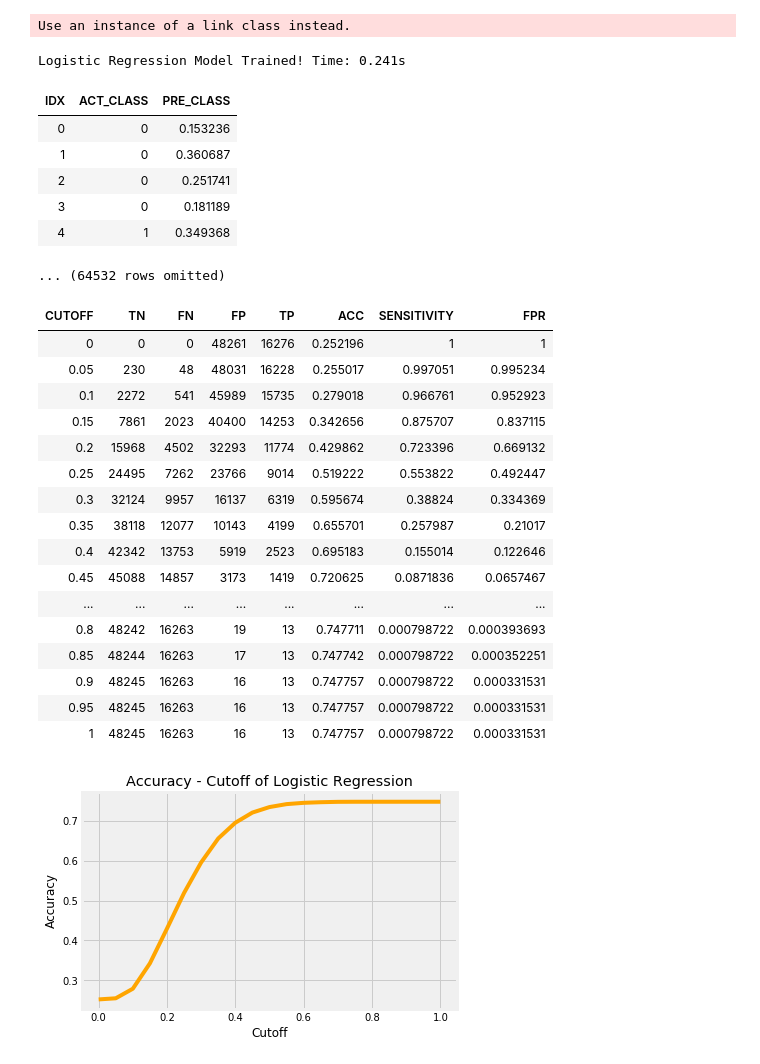
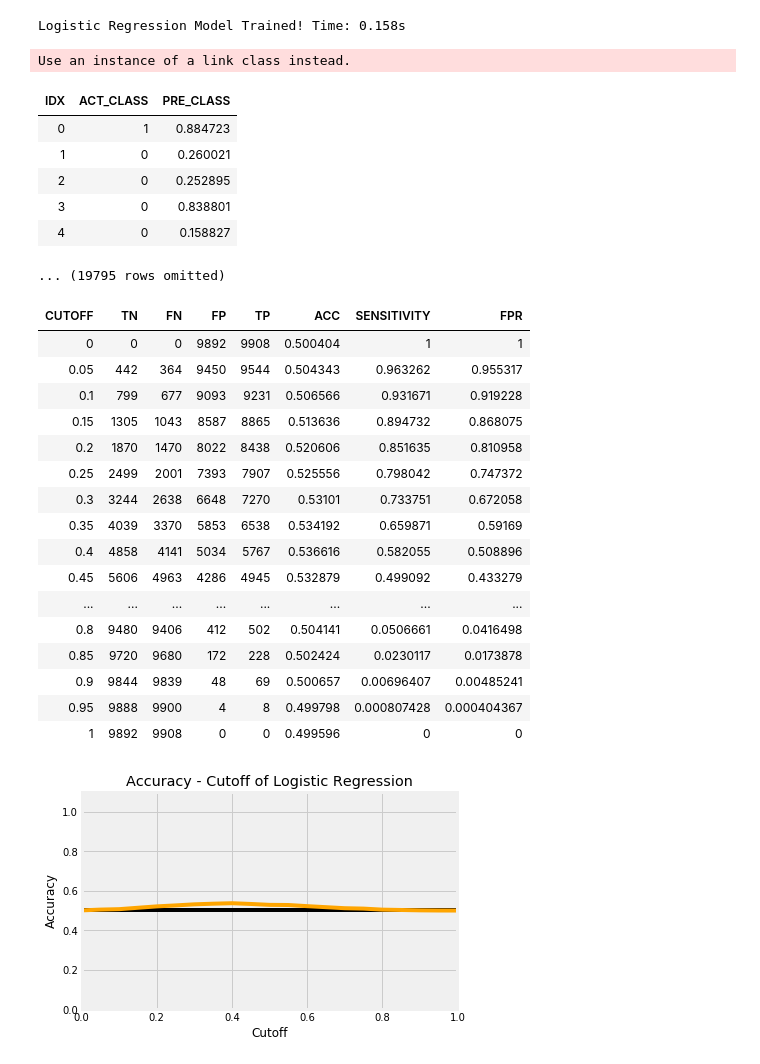
Before and after one commit to frostace/BinaryClassification, a Jupyter notebook: Logistic Regression.ipynb, the cells around one changed output. Drawn from its saved outputs; the diff is of its cells as text; code cells hidden in the pictures.

```diff
--- a/Logistic Regression.ipynb
+++ b/Logistic Regression.ipynb
@@ -31,6 +31,15 @@ from sklearn.metrics import roc_curve
 #     reader = csv.reader(f)
 #     temp_rows = list(reader)
 df = pd.read_csv('clinvar_conflicting_mapped.csv', low_memory=False)
+df_zero = df.loc[df['CLASS'] == 0]
+df_zero = df_zero.sample(n=10000)
+df_one = df.loc[df['CLASS'] == 1]
+df_one = df_one.sample(n=10000)
+
+df = pd.concat([df_zero, df_one])
+df = df.sample(n = df.shape[0])
+all_rows = df.values.tolist()
+row_num = len(all_rows)
 df.head()
 # %% [output]
 |  | CHROM | POS | REF | ALT | AF_ESP | AF_EXAC | AF_TGP | CLNDISDB | CLNDN | CLNHGVS | ... | ... |
@@ -76,14 +85,14 @@ formula = 'CLASS ~ CHROM + POS + REF + ALT + AF_ESP + AF_EXAC + AF_TGP + CLNDISD
 start = time.time()
 model = smf.glm(formula=formula, data=trainingframe,
                 family=sm.families.Binomial(
-                link=sm.genmod.families.links.probit))
+                link=sm.genmod.families.links.logit))
 result = model.fit()
 # result.summary()
 end = time.time()
 print("Logistic Regression Model Trained! Time: %.03fs" % (end - start))
 # %% [output]
-Use an instance of a link class instead.
+Logistic Regression Model Trained! Time: 0.158s
-Logistic Regression Model Trained! Time: 0.241s
+Use an instance of a link class instead.
 # %%
 # Compare Actual label and Predicted label
 # ===========================================================
@@ -94,12 +103,12 @@ final = final.with_columns('ACT_CLASS', testingset.select('CLASS').to_df()[['CLA
 final.show(5)
 # %% [output]
 | IDX | ACT_CLASS | PRE_CLASS |
-| 0 | 0 | 0.153236 |
-| 1 | 0 | 0.360687 |
-| 2 | 0 | 0.251741 |
-| 3 | 0 | 0.181189 |
-| 4 | 1 | 0.349368 |
+| 0 | 1 | 0.884723 |
+| 1 | 0 | 0.260021 |
+| 2 | 0 | 0.252895 |
+| 3 | 0 | 0.838801 |
+| 4 | 0 | 0.158827 |
-... (64532 rows omitted)
+... (19795 rows omitted)
 # %%
 # Compute TN, TP, FN, FP, etc.
 # ===========================================================
@@ -129,38 +138,41 @@ for cutoff in np.arange(0, 1 + step_size, step_size):
     ROC = ROC.with_row(output)
 ROC = ROC.with_columns('SENSITIVITY', ROC.apply(lambda TP, FN: TP / (TP + FN + 0.00000001), 'TP', 'FN'))
 ROC = ROC.with_columns('FPR', ROC.apply(lambda TN, FP: FP / (TN + FP + 0.00000001), 'TN', 'FP'))
+ROC = ROC.with_column('FMEAS', ROC.apply(lambda TP, FP, FN: 2 * (TP / (TP + FN)) * (TP / (TP + FP)) / (TP / (TP + FN) + TP / (TP + FP)), 'TP', 'FP', 'FN'))
 # %%
 ROC.show()
 # %% [output]
 | CUTOFF | TN | FN | FP | TP | ACC | SENSITIVITY | FPR |
-| 0 | 0 | 0 | 48261 | 16276 | 0.252196 | 1 | 1 |
-| 0.05 | 230 | 48 | 48031 | 16228 | 0.255017 | 0.997051 | 0.995234 |
-| 0.1 | 2272 | 541 | 45989 | 15735 | 0.279018 | 0.966761 | 0.952923 |
-| 0.15 | 7861 | 2023 | 40400 | 14253 | 0.342656 | 0.875707 | 0.837115 |
-| 0.2 | 15968 | 4502 | 32293 | 11774 | 0.429862 | 0.723396 | 0.669132 |
-| 0.25 | 24495 | 7262 | 23766 | 9014 | 0.519222 | 0.553822 | 0.492447 |
-| 0.3 | 32124 | 9957 | 16137 | 6319 | 0.595674 | 0.38824 | 0.334369 |
-| 0.35 | 38118 | 12077 | 10143 | 4199 | 0.655701 | 0.257987 | 0.21017 |
-| 0.4 | 42342 | 13753 | 5919 | 2523 | 0.695183 | 0.155014 | 0.122646 |
-| 0.45 | 45088 | 14857 | 3173 | 1419 | 0.720625 | 0.0871836 | 0.0657467 |
+| 0 | 0 | 0 | 9892 | 9908 | 0.500404 | 1 | 1 |
+| 0.05 | 442 | 364 | 9450 | 9544 | 0.504343 | 0.963262 | 0.955317 |
+| 0.1 | 799 | 677 | 9093 | 9231 | 0.506566 | 0.931671 | 0.919228 |
+| 0.15 | 1305 | 1043 | 8587 | 8865 | 0.513636 | 0.894732 | 0.868075 |
+| 0.2 | 1870 | 1470 | 8022 | 8438 | 0.520606 | 0.851635 | 0.810958 |
+| 0.25 | 2499 | 2001 | 7393 | 7907 | 0.525556 | 0.798042 | 0.747372 |
+| 0.3 | 3244 | 2638 | 6648 | 7270 | 0.53101 | 0.733751 | 0.672058 |
+| 0.35 | 4039 | 3370 | 5853 | 6538 | 0.534192 | 0.659871 | 0.59169 |
+| 0.4 | 4858 | 4141 | 5034 | 5767 | 0.536616 | 0.582055 | 0.508896 |
+| 0.45 | 5606 | 4963 | 4286 | 4945 | 0.532879 | 0.499092 | 0.433279 |
 | ... | ... | ... | ... | ... | ... | ... | ... |
-| 0.8 | 48242 | 16263 | 19 | 13 | 0.747711 | 0.000798722 | 0.000393693 |
-| 0.85 | 48244 | 16263 | 17 | 13 | 0.747742 | 0.000798722 | 0.000352251 |
-| 0.9 | 48245 | 16263 | 16 | 13 | 0.747757 | 0.000798722 | 0.000331531 |
-| 0.95 | 48245 | 16263 | 16 | 13 | 0.747757 | 0.000798722 | 0.000331531 |
-| 1 | 48245 | 16263 | 16 | 13 | 0.747757 | 0.000798722 | 0.000331531 |
+| 0.8 | 9480 | 9406 | 412 | 502 | 0.504141 | 0.0506661 | 0.0416498 |
+| 0.85 | 9720 | 9680 | 172 | 228 | 0.502424 | 0.0230117 | 0.0173878 |
+| 0.9 | 9844 | 9839 | 48 | 69 | 0.500657 | 0.00696407 | 0.00485241 |
+| 0.95 | 9888 | 9900 | 4 | 8 | 0.499798 | 0.000807428 | 0.000404367 |
+| 1 | 9892 | 9908 | 0 | 0 | 0.499596 | 0 | 0 |
 # %%
 # Acc Curve by cutoff
 # ===========================================================
 fig = plt.figure()
 plt.xlabel('Cutoff')
 plt.ylabel('Accuracy')
 plt.title('Accuracy - Cutoff of Logistic Regression')
+plt.plot(np.arange(0, 1.1, 0.1), [0.5 for i in np.arange(0, 1.1, 0.1)], color='black')
 plt.plot(ROC.column('CUTOFF'), ROC.column('ACC'), color='orange')
+plt.axis([0, 1, 0, 1.1])
 plt.show()
 fig.savefig('Logistic ACC.png', bbox_inches='tight')
 # %% [output]
-[figure, old version]
+[figure, new version]
 # %%
 # ROC_CURVE
 # ===========================================================
```
Also changed, not shown: parts of 7 cells of this notebook, 19 other files.
